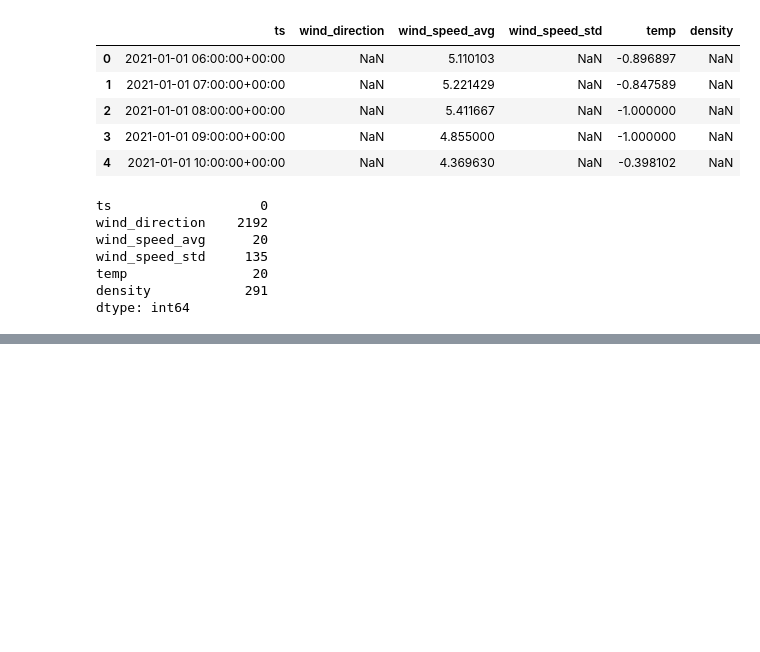
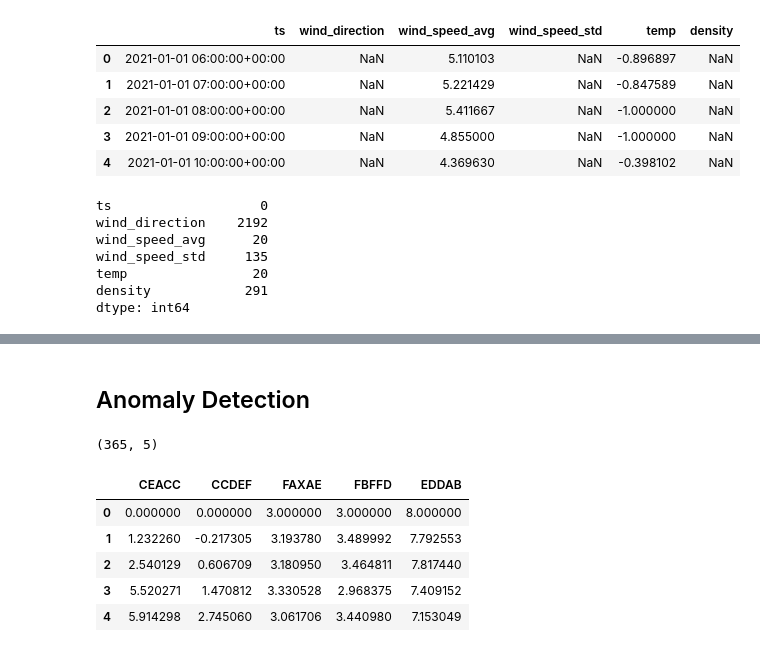
Before and after one commit to gandalf486/weather-forecast, a Jupyter notebook: explore.ipynb, the cells around one changed output, grey strips where cells are left out. Drawn from its saved outputs; the diff is of its cells as text; code cells hidden in the pictures; blank space fills up the shorter version.

```diff
--- a/explore.ipynb
+++ b/explore.ipynb
@@ -34,0 +188,14 @@ dtype: int64
+# %% [markdown]
+## Anomaly Detection
+# %%
+time_series = pd.read_csv("data/anomaly_detection.csv")
+print(time_series.shape)
+time_series.head()
+# %% [output]
+(365, 5)
+|  | CEACC | CCDEF | FAXAE | FBFFD | EDDAB |
+| 0 | 0.000000 | 0.000000 | 3.000000 | 3.000000 | 8.000000 |
+| 1 | 1.232260 | -0.217305 | 3.193780 | 3.489992 | 7.792553 |
+| 2 | 2.540129 | 0.606709 | 3.180950 | 3.464811 | 7.817440 |
+| 3 | 5.520271 | 1.470812 | 3.330528 | 2.968375 | 7.409152 |
+| 4 | 5.914298 | 2.745060 | 3.061706 | 3.440980 | 7.153049 |
```
Also changed, not shown: parts of 19 cells of this notebook, 1 other file.
